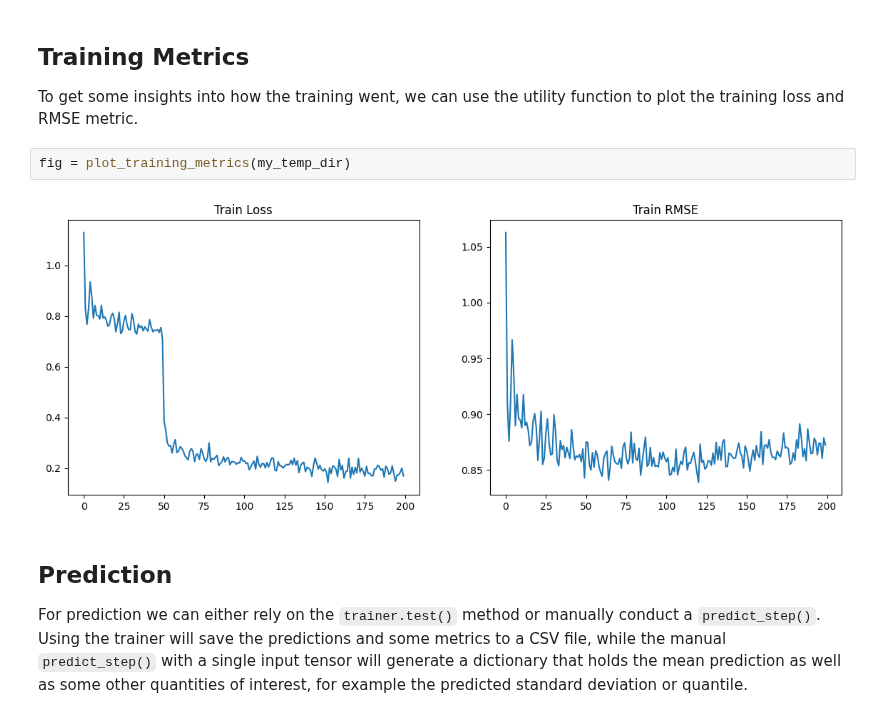
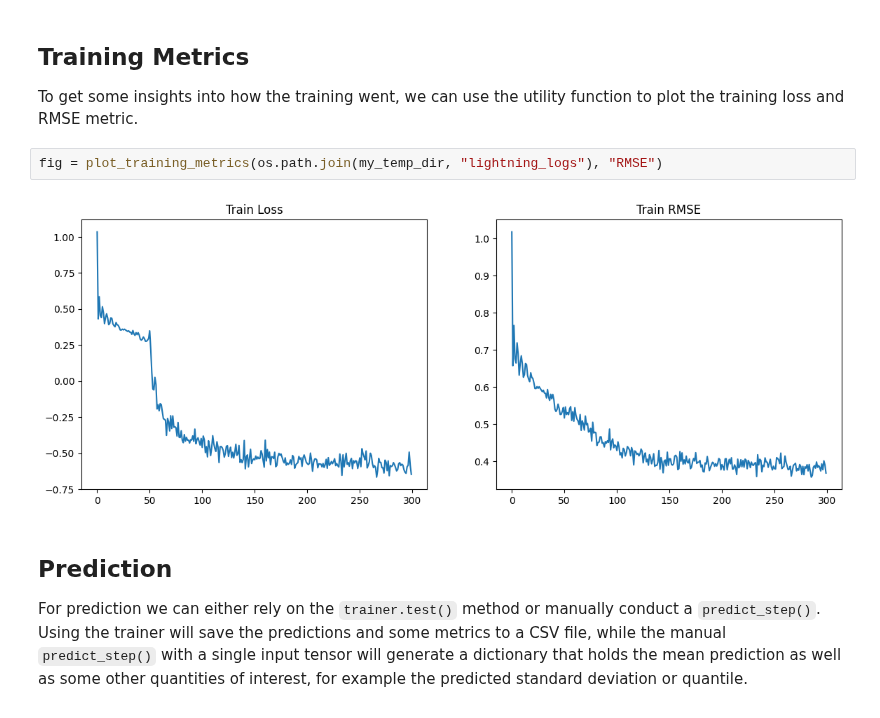
Before and after one commit to lightning-uq-box/lightning-uq-box, a Jupyter notebook: docs/tutorials/regression/mc_dropout.ipynb, the cells around one changed output. Saved outputs shown, nothing was run; the diff lists cells and outputs as text.

```diff
--- a/docs/tutorials/regression/mc_dropout.ipynb
+++ b/docs/tutorials/regression/mc_dropout.ipynb
@@ -162,9 +162,9 @@ trainer.fit(mc_dropout_module, dm)
 
 To get some insights into how the training went, we can use the utility function to plot the training loss and RMSE metric.
 # %%
-fig = plot_training_metrics(my_temp_dir)
+fig = plot_training_metrics(os.path.join(my_temp_dir, "lightning_logs"), "RMSE")
 # %% [output]
-[figure, old version]
+[figure, new version]
 # %% [markdown]
 ## Prediction
 
```
Also changed, not shown: parts of 12 cells of this notebook, 23 other files.
